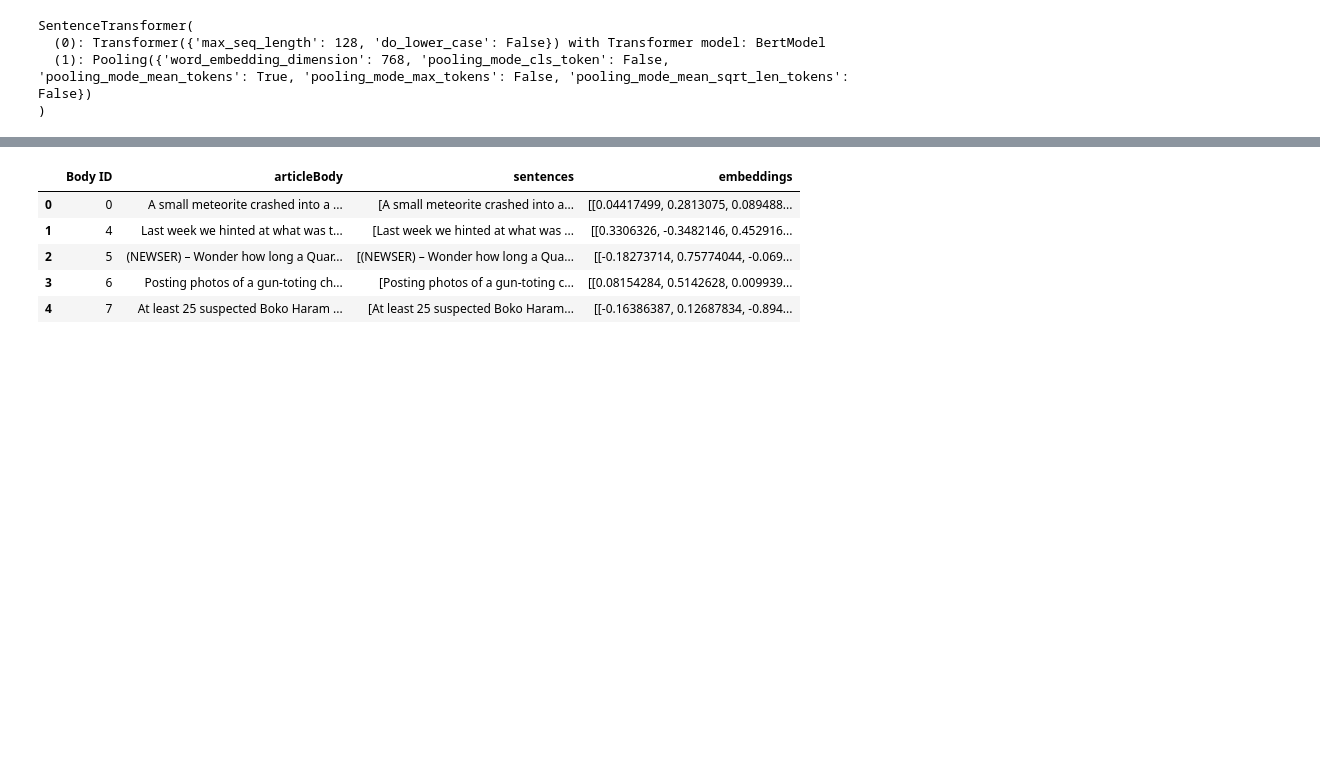
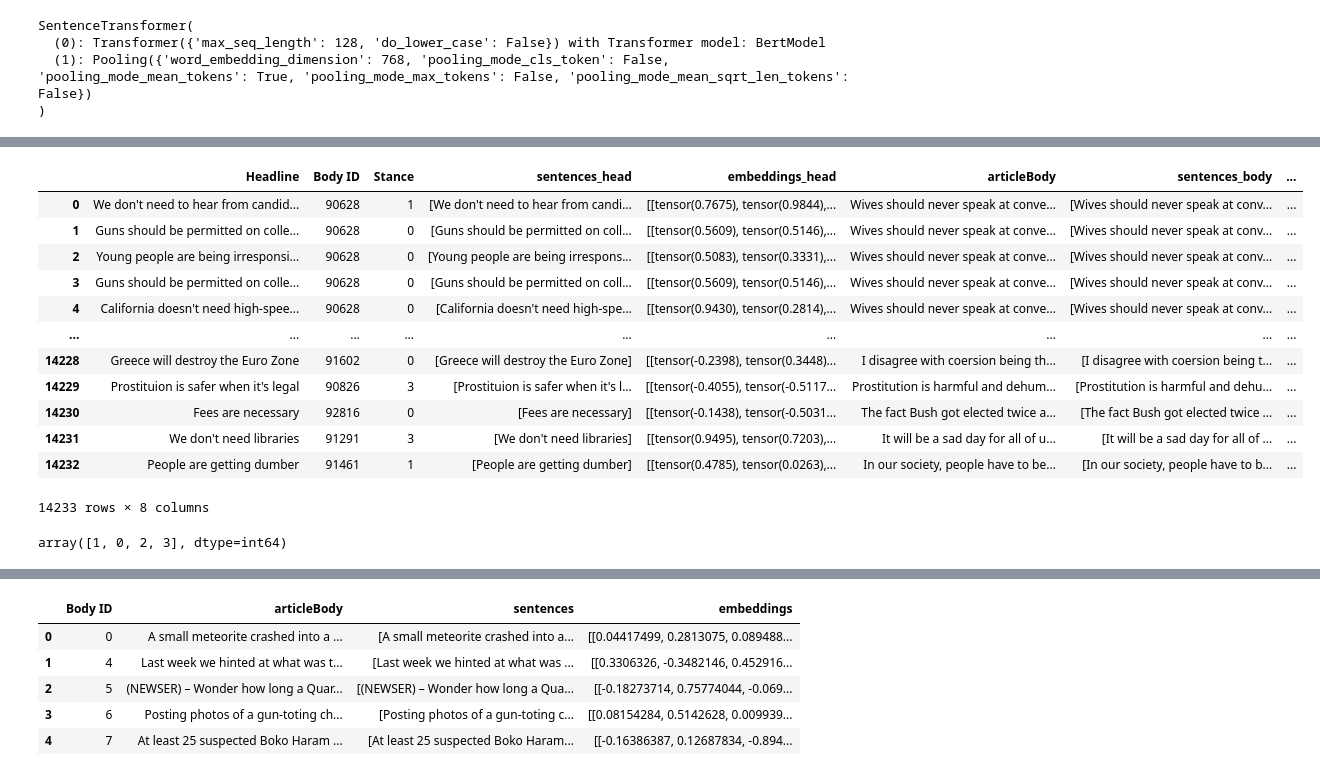
Before and after one commit to songwdfu/NLP_PJ, a Jupyter notebook: BERT_embeddings/BERT_embedding_preprocessing_arc.ipynb, the cells around one changed output, grey strips where cells are left out. Cells and saved outputs as stored; diff of their text form; code cells hidden in the pictures; blank space fills up the shorter version.

```diff
--- a/BERT_embeddings/BERT_embedding_preprocessing_arc.ipynb
+++ b/BERT_embeddings/BERT_embedding_preprocessing_arc.ipynb
@@ -85,0 +74,27 @@ def get_embedding(sent):
+# %%
+arc_head['embeddings'] = arc_head['sentences'].apply(get_embedding)
+# %%
+arc_train = arc_head.merge(arc_body, on='Body ID', suffixes=['_head', '_body'])
+# %%
+arc_train['embeddings_body'] = arc_train['embeddings_body'].apply(torch.tensor)
+arc_train['embeddings_head'] = arc_train['embeddings_head'].apply(torch.tensor)
+# %%
+label_mapping = {'unrelated': 0, 'agree': 1, 'discuss': 2, 'disagree': 3}
+
+arc_train['Stance'] = arc_train['Stance'].map(label_mapping)
+# %%
+arc_train
+# %% [output]
+|  | Headline | Body ID | Stance | sentences_head | embeddings_head | articleBody | sentences_body | ... |
+| 0 | We don't need to hear from candid... | 90628 | 1 | [We don't need to hear from candi... | [[tensor(0.7675), tensor(0.9844),... | Wives should never speak at conve... | [Wives should never speak at conv... | ... |
+| 1 | Guns should be permitted on colle... | 90628 | 0 | [Guns should be permitted on coll... | [[tensor(0.5609), tensor(0.5146),... | Wives should never speak at conve... | [Wives should never speak at conv... | ... |
+| 2 | Young people are being irresponsi... | 90628 | 0 | [Young people are being irrespons... | [[tensor(0.5083), tensor(0.3331),... | Wives should never speak at conve... | [Wives should never speak at conv... | ... |
+| 3 | Guns should be permitted on colle... | 90628 | 0 | [Guns should be permitted on coll... | [[tensor(0.5609), tensor(0.5146),... | Wives should never speak at conve... | [Wives should never speak at conv... | ... |
+| 4 | California doesn't need high-spee... | 90628 | 0 | [California doesn't need high-spe... | [[tensor(0.9430), tensor(0.2814),... | Wives should never speak at conve... | [Wives should never speak at conv... | ... |
+| ... | ... | ... | ... | ... | ... | ... | ... | ... |
+| 14228 | Greece will destroy the Euro Zone | 91602 | 0 | [Greece will destroy the Euro Zone] | [[tensor(-0.2398), tensor(0.3448)... | I disagree with coersion being th... | [I disagree with coersion being t... | ... |
+| 14229 | Prostituion is safer when it's legal | 90826 | 3 | [Prostituion is safer when it's l... | [[tensor(-0.4055), tensor(-0.5117... | Prostitution is harmful and dehum... | [Prostitution is harmful and dehu... | ... |
+| 14230 | Fees are necessary | 92816 | 0 | [Fees are necessary] | [[tensor(-0.1438), tensor(-0.5031... | The fact Bush got elected twice a... | [The fact Bush got elected twice ... | ... |
+| 14231 | We don't need libraries | 91291 | 3 | [We don't need libraries] | [[tensor(0.9495), tensor(0.7203),... | It will be a sad day for all of u... | [It will be a sad day for all of ... | ... |
+| 14232 | People are getting dumber | 91461 | 1 | [People are getting dumber] | [[tensor(0.4785), tensor(0.0263),... | In our society, people have to be... | [In our society, people have to b... | ... |
+14233 rows × 8 columns
@@ -85,0 +107,4 @@ def get_embedding(sent):
+# %%
+total_train.Stance.unique()
+# %% [output]
+array([1, 0, 2, 3], dtype=int64)
```
Also changed, not shown: parts of 30 cells of this notebook, 19 other files.
